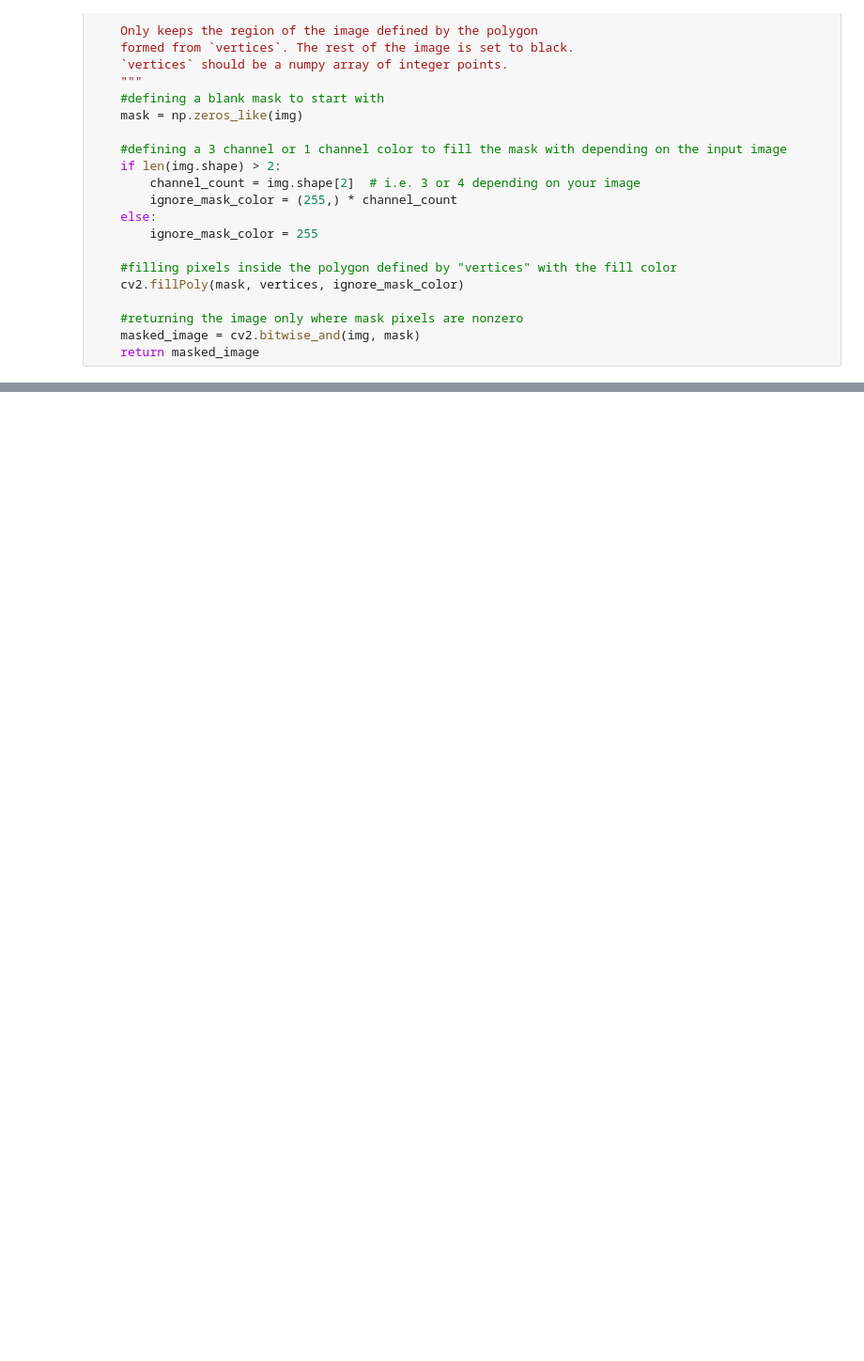
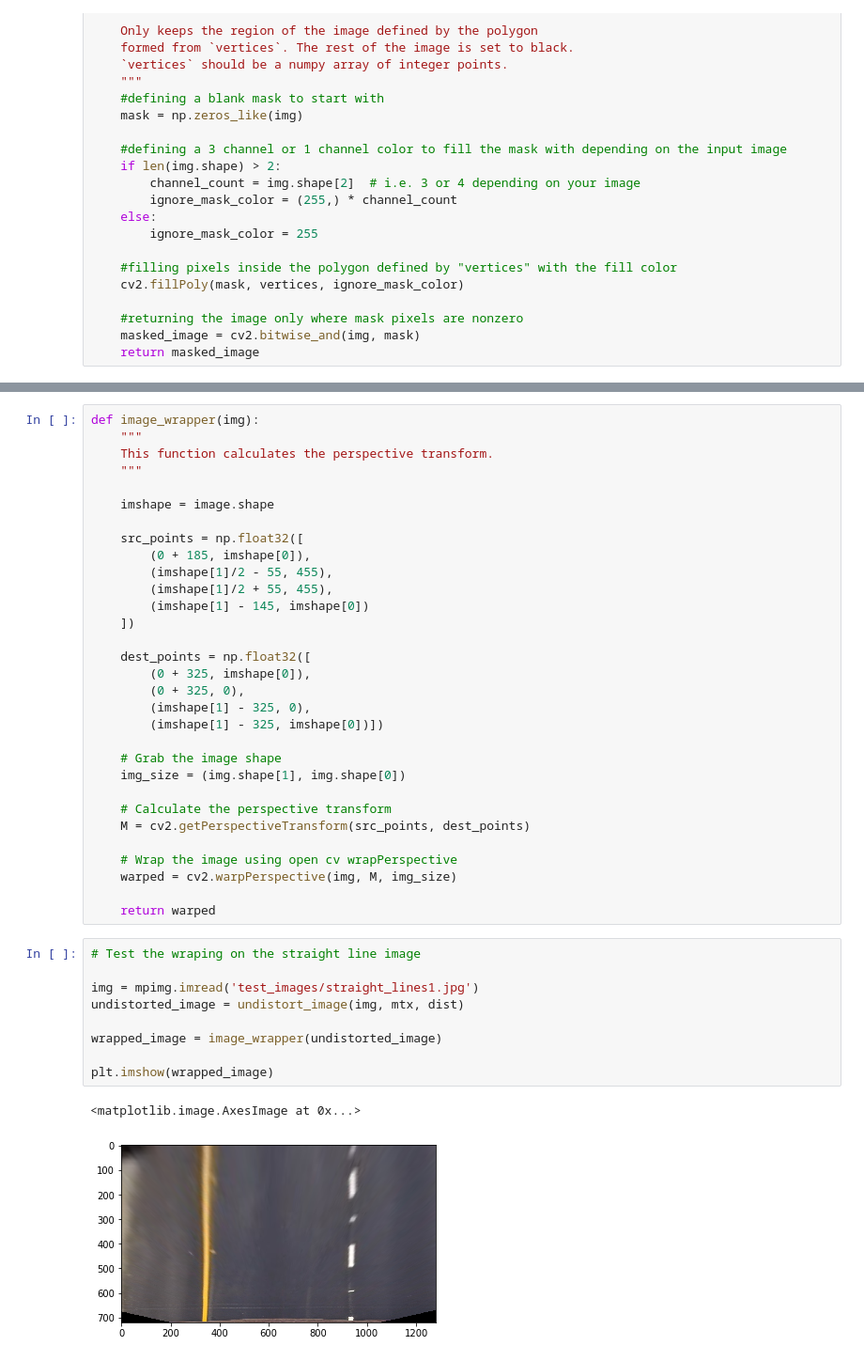
Before and after one commit to moizKachwala/self-drivingCar-advance-lane-p2, a Jupyter notebook: lane_detection.ipynb, the cells around one changed output, grey strips where cells are left out. Shown at 94% size. Cells and saved outputs as stored; diff of their text form; blank space fills up the shorter version.

```diff
--- a/lane_detection.ipynb
+++ b/lane_detection.ipynb
@@ -262,0 +250,43 @@ plt.show()
+# %%
+def image_wrapper(img):
+    """
+    This function calculates the perspective transform.
+    """
+
+    imshape = image.shape
+
+    src_points = np.float32([
+        (0 + 185, imshape[0]),
+        (imshape[1]/2 - 55, 455),
+        (imshape[1]/2 + 55, 455),
+        (imshape[1] - 145, imshape[0])
+    ])
+
+    dest_points = np.float32([
+        (0 + 325, imshape[0]),
+        (0 + 325, 0),
+        (imshape[1] - 325, 0),
+        (imshape[1] - 325, imshape[0])])
+
+    # Grab the image shape
+    img_size = (img.shape[1], img.shape[0])
+
+    # Calculate the perspective transform
+    M = cv2.getPerspectiveTransform(src_points, dest_points)
+
+    # Wrap the image using open cv wrapPerspective
+    warped = cv2.warpPerspective(img, M, img_size)
+
+    return warped
+# %%
+# Test the wraping on the straight line image
+
+img = mpimg.imread('test_images/straight_lines1.jpg')
+undistorted_image = undistort_image(img, mtx, dist)
+
+wrapped_image = image_wrapper(undistorted_image)
+
+plt.imshow(wrapped_image)
+# %% [output]
+<matplotlib.image.AxesImage at 0x...>
+[figure, added]
```
Also changed, not shown: parts of 7 cells of this notebook.
